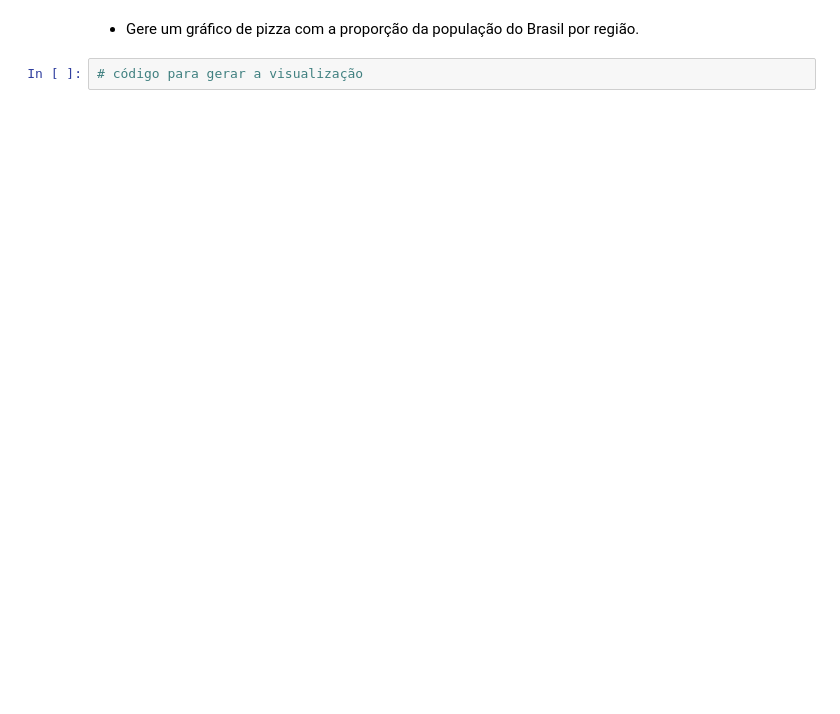
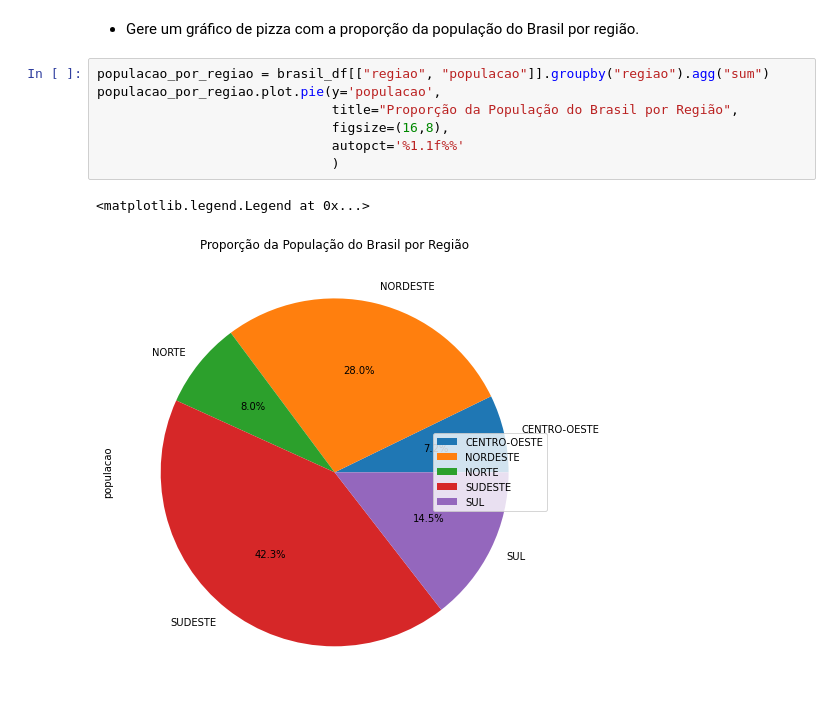
Before and after one commit to anamilanezi/ebac-dados, a Jupyter notebook: exercicios/em13-data-wrangling-II.ipynb, the cells around one changed output. Saved outputs shown, nothing was run; the diff lists cells and outputs as text; blank space fills up the shorter version.

```diff
--- a/exercicios/em13-data-wrangling-II.ipynb
+++ b/exercicios/em13-data-wrangling-II.ipynb
@@ -376,4 +402,12 @@ Utilize o dataframe `brasil_df` para gerar as seguintes visualizações.
 # %% [markdown]
  - Gere um gráfico de pizza com a proporção da população do Brasil por região.
-# %%
-# código para gerar a visualização
+# %%
+populacao_por_regiao = brasil_df[["regiao", "populacao"]].groupby("regiao").agg("sum")
+populacao_por_regiao.plot.pie(y='populacao',
+                              title="Proporção da População do Brasil por Região",
+                              figsize=(16,8),
+                              autopct='%1.1f%%'
+                              )
+# %% [output]
+<matplotlib.legend.Legend at 0x...>
+[figure, added]
```
Also changed, not shown: parts of 11 cells of this notebook.
